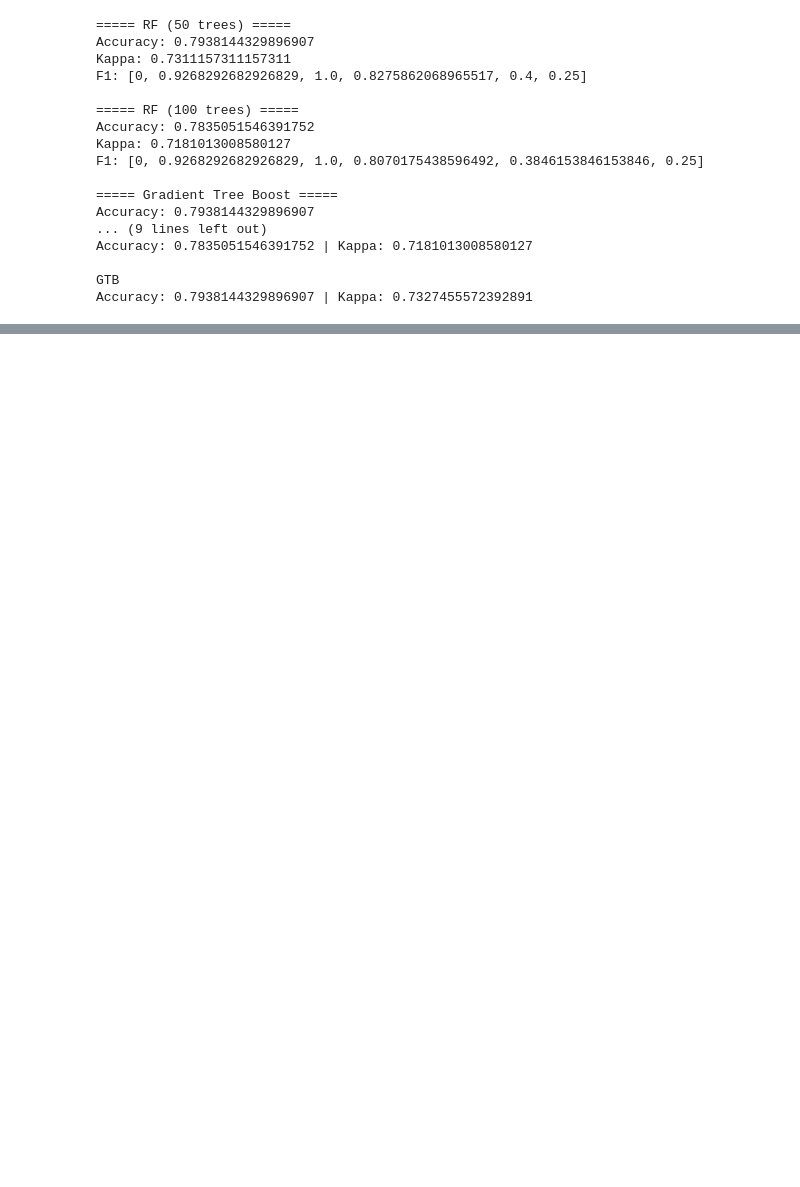
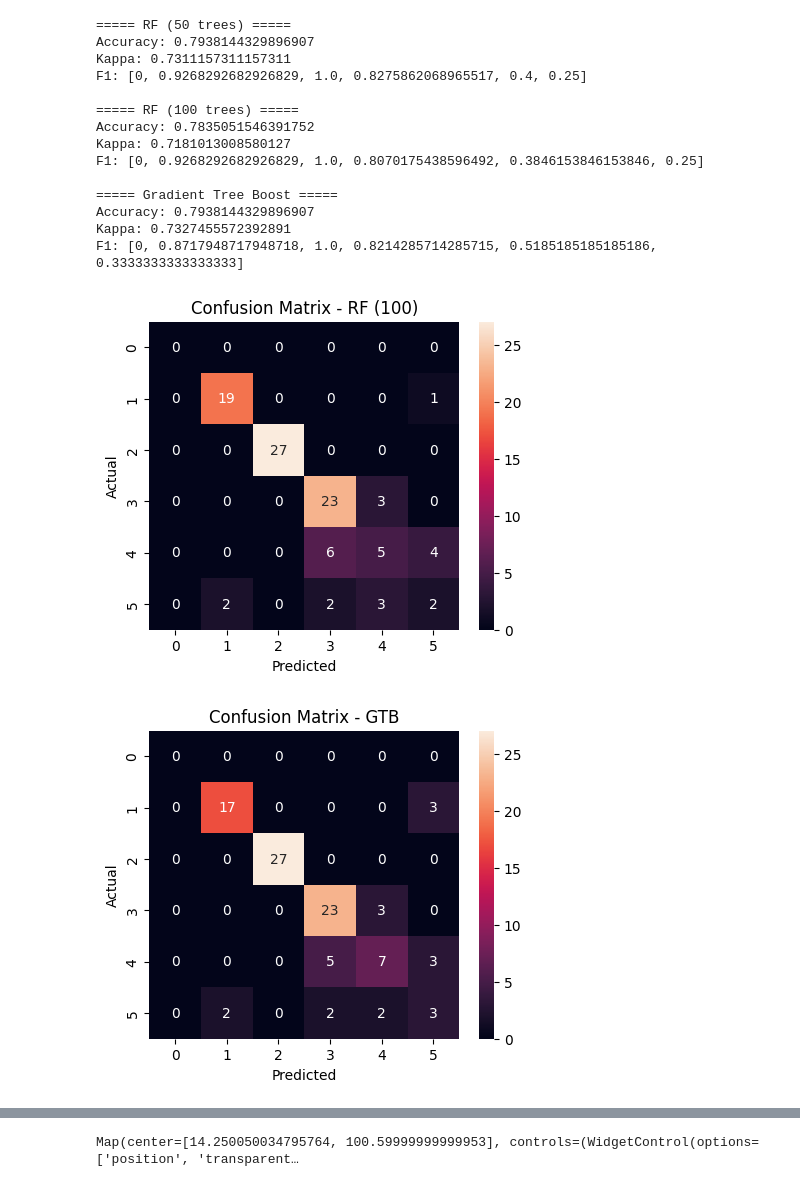
Before and after one commit to gunvarawork-cpu/code-repository, a Jupyter notebook: LAB_3/LAB_Comparison_6606614623.ipynb, the cells around one changed output, grey strips where cells are left out. Saved outputs shown, nothing was run; the diff lists cells and outputs as text; code cells hidden in the pictures; blank space fills up the shorter version.

```diff
--- a/LAB_3/LAB_Comparison_6606614623.ipynb
+++ b/LAB_3/LAB_Comparison_6606614623.ipynb
@@ -75,7 +78,7 @@ test = samples.filter(ee.Filter.gte('random',0.8))
 
 
 # =============================
-# FUNCTION: evaluate model
+# FUNCTION: EVALUATE MODEL
 # =============================
 def evaluate(model, name):
     classified = test.classify(model)
@@ -99,7 +102,7 @@ def evaluate(model, name):
     print("Kappa:", kappa)
     print("F1:", f1)
 
-    return acc, kappa, f1
+    return acc, kappa, f1, cm
 
 
 # =============================
@@ -111,7 +114,7 @@ rf50 = ee.Classifier.smileRandomForest(50).train(
     inputProperties=features.bandNames()
 )
 
-rf50_acc, rf50_kappa, rf50_f1 = evaluate(rf50, "RF (50 trees)")
+rf50_acc, rf50_kappa, rf50_f1, rf50_cm = evaluate(rf50, "RF (50 trees)")
 
 
 # =============================
@@ -123,7 +126,7 @@ rf100 = ee.Classifier.smileRandomForest(100).train(
     inputProperties=features.bandNames()
 )
 
-rf100_acc, rf100_kappa, rf100_f1 = evaluate(rf100, "RF (100 trees)")
+rf100_acc, rf100_kappa, rf100_f1, rf100_cm = evaluate(rf100, "RF (100 trees)")
 
 
 # =============================
@@ -139,11 +142,34 @@ gtb = ee.Classifier.smileGradientTreeBoost(
     inputProperties=features.bandNames()
 )
 
-gtb_acc, gtb_kappa, gtb_f1 = evaluate(gtb, "Gradient Tree Boost")
+gtb_acc, gtb_kappa, gtb_f1, gtb_cm = evaluate(gtb, "Gradient Tree Boost")
 
 
 # =============================
-# SUMMARY COMPARISON
+# CONFUSION MATRIX PLOTS
+# =============================
+cm_rf = np.array(rf100_cm.getInfo())
+cm_gtb = np.array(gtb_cm.getInfo())
+
+plt.figure(figsize=(5,4))
+sns.heatmap(cm_rf, annot=True, fmt='d')
+plt.title("Confusion Matrix - RF (100)")
+plt.xlabel("Predicted")
+plt.ylabel("Actual")
+plt.savefig("cm_rf.png", dpi=300)
+plt.show()
+
+plt.figure(figsize=(5,4))
+sns.heatmap(cm_gtb, annot=True, fmt='d')
+plt.title("Confusion Matrix - GTB")
+plt.xlabel("Predicted")
+plt.ylabel("Actual")
+plt.savefig("cm_gtb.png", dpi=300)
+plt.show()
+
+
+# =============================
+# FINAL COMPARISON
 # =============================
 print("\n===== FINAL COMPARISON =====")
 
@@ -154,42 +180,57 @@ print("\nRF (100 trees)")
 print("Accuracy:", rf100_acc, "| Kappa:", rf100_kappa)
 
 print("\nGTB")
 print("Accuracy:", gtb_acc, "| Kappa:", gtb_kappa)
 
 
 # =============================
-# MAP COMPARISON
+# MAP VISUALIZATION
 # =============================
 Map = geemap.Map()
 Map.centerObject(roi, 11)
 
 rf_map = features.classify(rf100)
 gtb_map = features.classify(gtb)
 
-Map.addLayer(rf_map,
-             {'min':1,'max':5,'palette':['blue','cyan','yellow','green','red']},
-             'RF 100')
+Map.addLayer(
+    rf_map,
+    {'min':1,'max':5,'palette':['blue','cyan','yellow','green','red']},
+    'RF (100)'
+)
 
-Map.addLayer(gtb_map,
-             {'min':1,'max':5,'palette':['blue','cyan','yellow','green','red']},
-             'GTB')
+Map.addLayer(
+    gtb_map,
+    {'min':1,'max':5,'palette':['blue','cyan','yellow','green','red']},
+    'GTB'
+)
+
+
+# =============================
+# DIFFERENCE MAP (สำคัญมาก🔥)
+# =============================
+difference = rf_map.subtract(gtb_map).neq(0)
+
+Map.addLayer(
+    difference,
+    {'palette':['white','red']},
+    'Difference (Red = ต่าง)'
+)
 
 Map
 # %% [output]
 ===== RF (50 trees) =====
 Accuracy: 0.7938144329896907
 Kappa: 0.7311157311157311
 F1: [0, 0.9268292682926829, 1.0, 0.8275862068965517, 0.4, 0.25]
 
 ===== RF (100 trees) =====
 Accuracy: 0.7835051546391752
 Kappa: 0.7181013008580127
 F1: [0, 0.9268292682926829, 1.0, 0.8070175438596492, 0.3846153846153846, 0.25]
 
 ===== Gradient Tree Boost =====
 Accuracy: 0.7938144329896907
-... (9 lines left out)
-Accuracy: 0.7835051546391752 | Kappa: 0.7181013008580127
-
-GTB
-Accuracy: 0.7938144329896907 | Kappa: 0.7327455572392891
+Kappa: 0.7327455572392891
+F1: [0, 0.8717948717948718, 1.0, 0.8214285714285715, 0.5185185185185186, 0.3333333333333333]
+[figure, added]
+[figure, added]
@@ -196,0 +247 @@ Map(center=[14.250050034795764, 100.59999999999953], controls=(WidgetControl(opt
+Map(center=[14.250050034795764, 100.59999999999953], controls=(WidgetControl(options=['position', 'transparent…
```
Also changed, not shown: parts of 2 cells of this notebook.
